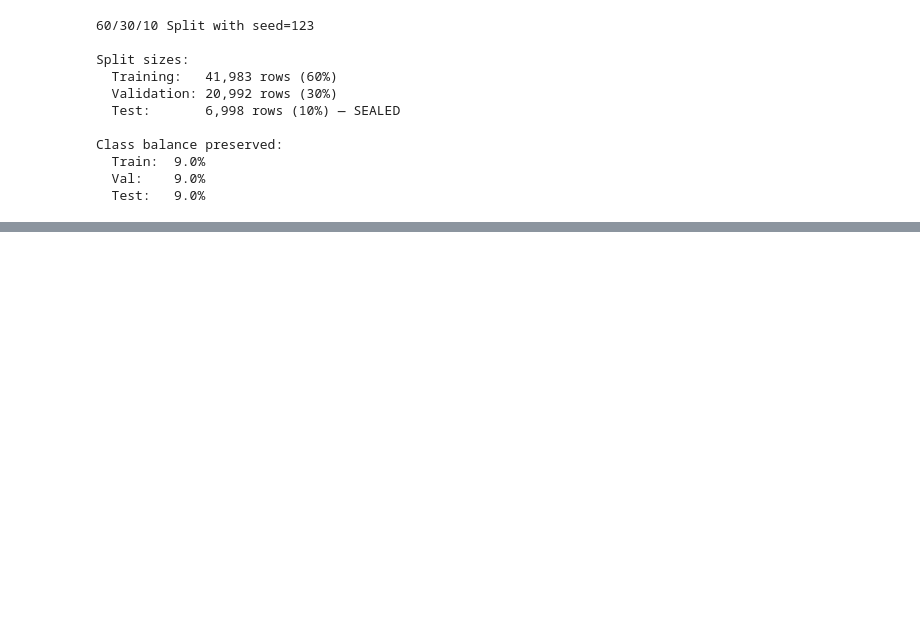
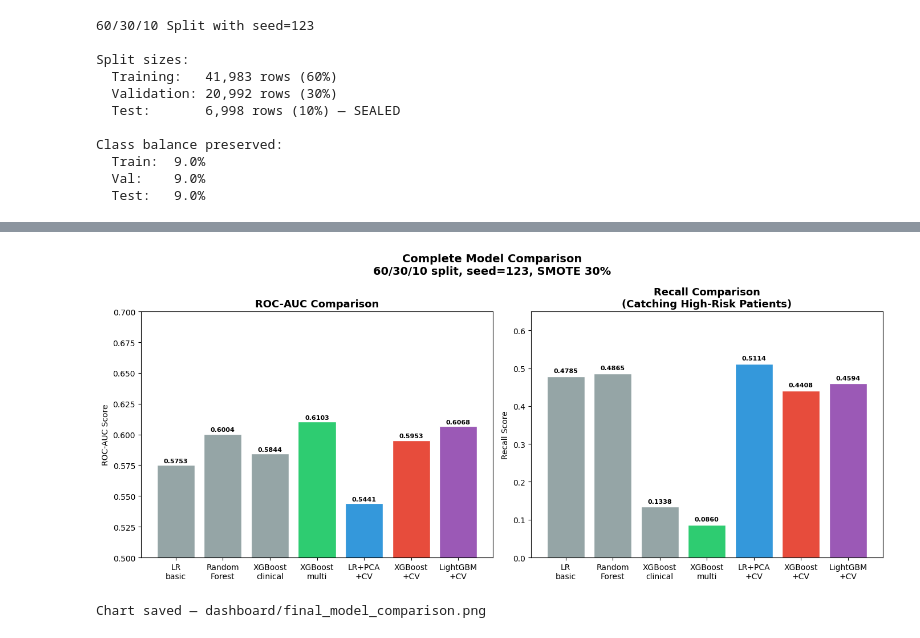
Before and after one commit to nandinireddy2701/Diabetic_readmission_prediction, a Jupyter notebook: notebooks/04_model_training.ipynb, the cells around one changed output, grey strips where cells are left out. Cells and saved outputs as stored; diff of their text form; code cells hidden in the pictures; blank space fills up the shorter version.

```diff
--- a/notebooks/04_model_training.ipynb
+++ b/notebooks/04_model_training.ipynb
@@ -795,0 +971,53 @@ Chart saved!
+# %%
+# Plot Final Model Comparison
+fig, axes = plt.subplots(1, 2, figsize=(14, 6))
+
+models_short = [
+    'LR\nbasic',
+    'Random\nForest',
+    'XGBoost\nclinical',
+    'XGBoost\nmulti',
+    'LR+PCA\n+CV',
+    'XGBoost\n+CV',
+    'LightGBM\n+CV'
+]
+
+colors = ['#95a5a6', '#95a5a6', '#95a5a6', '#2ecc71',
+          '#3498db', '#e74c3c', '#9b59b6']
+
+# ROC-AUC chart
+roc_vals = final_results['ROC_AUC'].tolist()
+bars = axes[0].bar(models_short, roc_vals,
+                   color=colors, edgecolor='white')
+axes[0].set_title('ROC-AUC Comparison',
+                  fontsize=13, fontweight='bold')
+axes[0].set_ylabel('ROC-AUC Score')
+axes[0].set_ylim(0.50, 0.70)
+for bar, val in zip(bars, roc_vals):
+    axes[0].text(bar.get_x() + bar.get_width()/2,
+                val + 0.002, f'{val:.4f}',
+                ha='center', fontsize=8, fontweight='bold')
+
+# Recall chart
+rec_vals = final_results['Recall'].tolist()
+bars2 = axes[1].bar(models_short, rec_vals,
+                    color=colors, edgecolor='white')
+axes[1].set_title('Recall Comparison\n(Catching High-Risk Patients)',
+                  fontsize=13, fontweight='bold')
+axes[1].set_ylabel('Recall Score')
+axes[1].set_ylim(0, 0.65)
+for bar, val in zip(bars2, rec_vals):
+    axes[1].text(bar.get_x() + bar.get_width()/2,
+                val + 0.01, f'{val:.4f}',
+                ha='center', fontsize=8, fontweight='bold')
+
+plt.suptitle('Complete Model Comparison\n60/30/10 split, seed=123, SMOTE 30%',
+             fontsize=14, fontweight='bold')
+plt.tight_layout()
+plt.savefig('../dashboard/final_model_comparison.png',
+            dpi=150, bbox_inches='tight')
+plt.show()
+print('Chart saved — dashboard/final_model_comparison.png')
+# %% [output]
+[figure, added]
+Chart saved — dashboard/final_model_comparison.png
```
Also changed, not shown: parts of 58 cells of this notebook, 33 other files.
